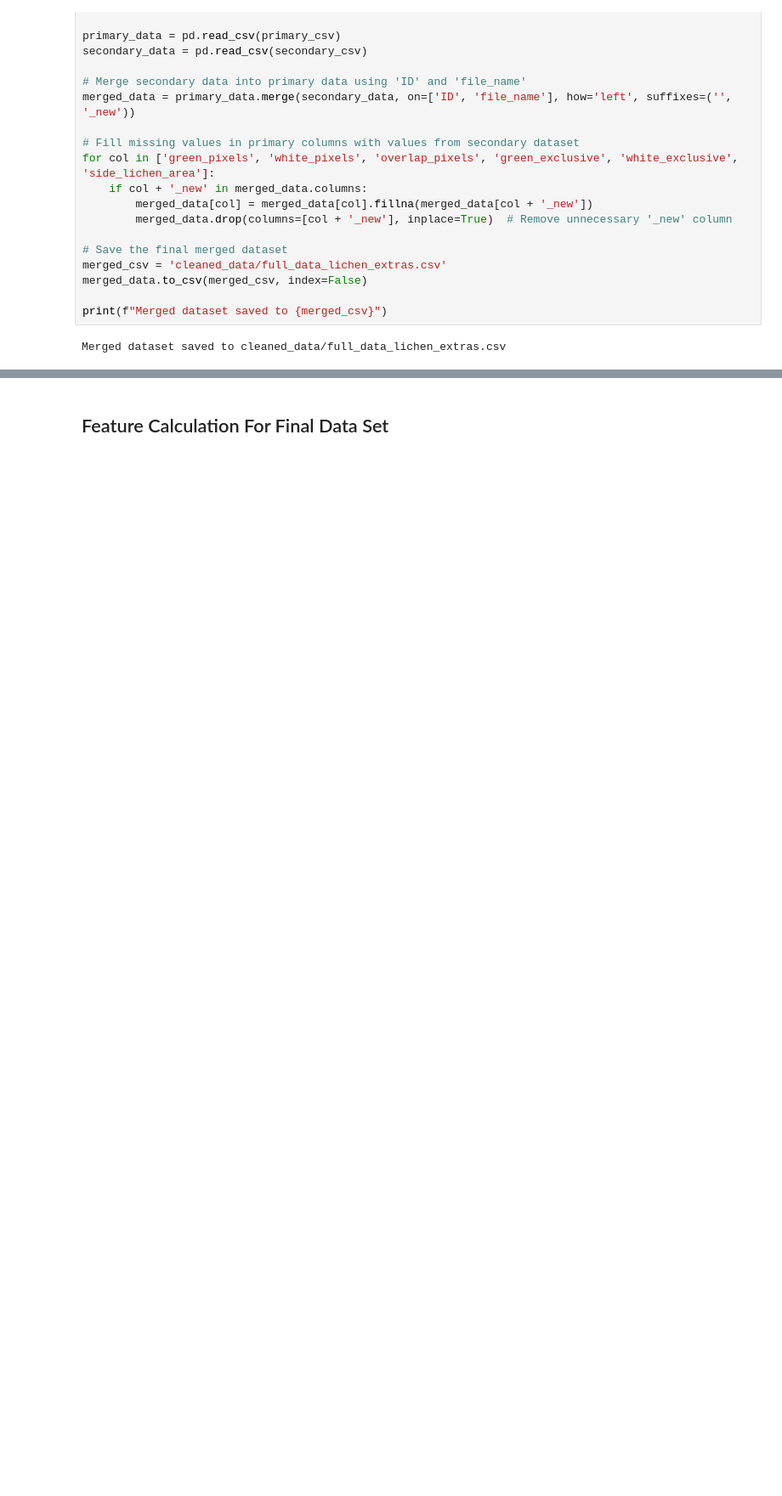
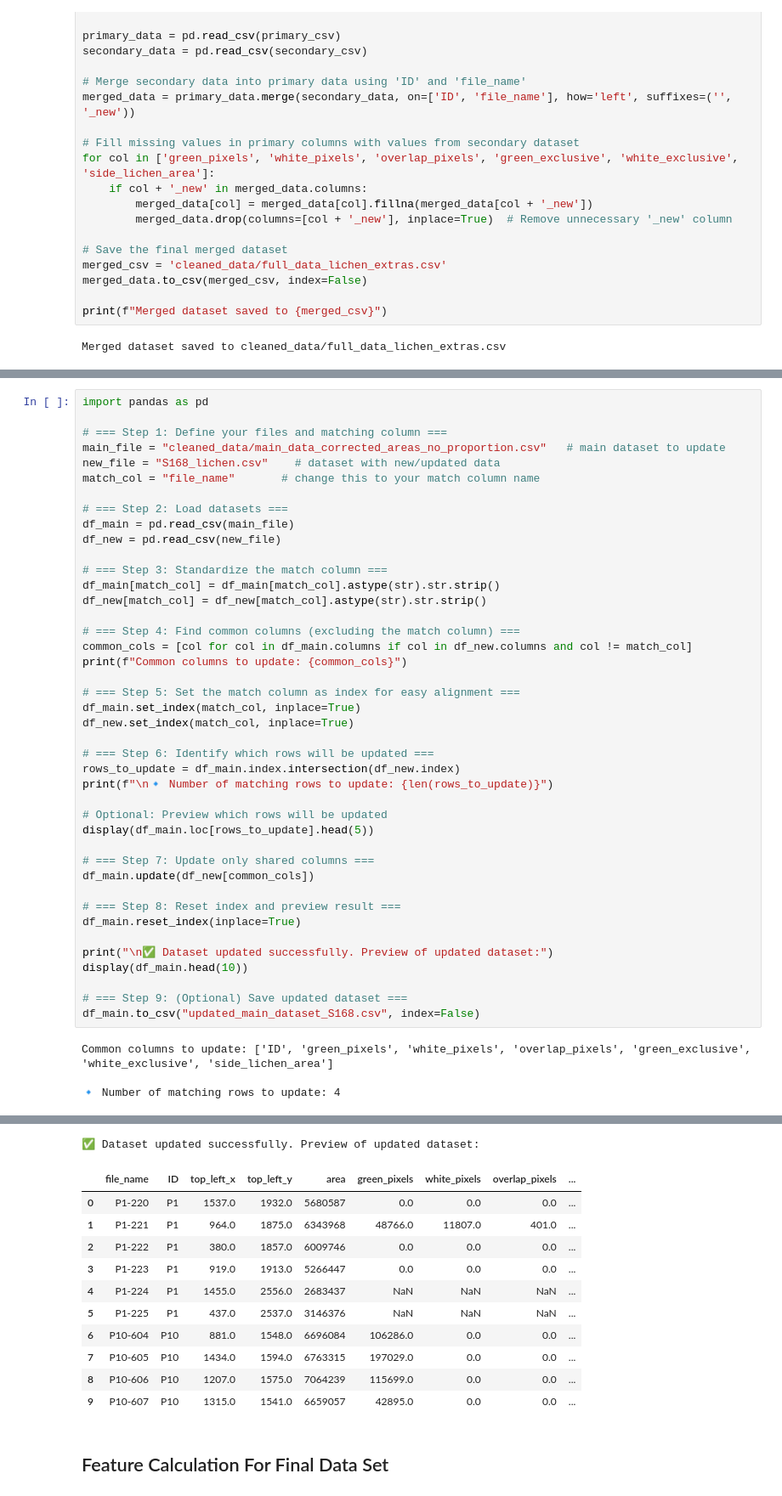
Before and after one commit to BurakJalohaukka/internship-project, a Jupyter notebook: segment-anything-batch.ipynb, the cells around one changed output, grey strips where cells are left out. Shown at 85% size. Cells and saved outputs as stored; diff of their text form; blank space fills up the shorter version.

```diff
--- a/segment-anything-batch.ipynb
+++ b/segment-anything-batch.ipynb
@@ -3236,0 +3600,46 @@ Merged dataset saved to cleaned_data/full_data_lichen_extras.csv
+# %%
+import pandas as pd
+
+# === Step 1: Define your files and matching column ===
+main_file = "cleaned_data/main_data_corrected_areas_no_proportion.csv"   # main dataset to update
+new_file = "S168_lichen.csv"    # dataset with new/updated data
+match_col = "file_name"       # change this to your match column name
+
+# === Step 2: Load datasets ===
+df_main = pd.read_csv(main_file)
+df_new = pd.read_csv(new_file)
+
+# === Step 3: Standardize the match column ===
+df_main[match_col] = df_main[match_col].astype(str).str.strip()
+df_new[match_col] = df_new[match_col].astype(str).str.strip()
+
+# === Step 4: Find common columns (excluding the match column) ===
+common_cols = [col for col in df_main.columns if col in df_new.columns and col != match_col]
+print(f"Common columns to update: {common_cols}")
+
+# === Step 5: Set the match column as index for easy alignment ===
+df_main.set_index(match_col, inplace=True)
+df_new.set_index(match_col, inplace=True)
+
+# === Step 6: Identify which rows will be updated ===
+rows_to_update = df_main.index.intersection(df_new.index)
+print(f"\n🔹 Number of matching rows to update: {len(rows_to_update)}")
+
+# Optional: Preview which rows will be updated
+display(df_main.loc[rows_to_update].head(5))
+
+# === Step 7: Update only shared columns ===
+df_main.update(df_new[common_cols])
+
+# === Step 8: Reset index and preview result ===
+df_main.reset_index(inplace=True)
+
+print("\n✅ Dataset updated successfully. Preview of updated dataset:")
+display(df_main.head(10))
+
+# === Step 9: (Optional) Save updated dataset ===
+df_main.to_csv("updated_main_dataset_S168.csv", index=False)
+# %% [output]
+Common columns to update: ['ID', 'green_pixels', 'white_pixels', 'overlap_pixels', 'green_exclusive', 'white_exclusive', 'side_lichen_area']
+
+🔹 Number of matching rows to update: 4
@@ -3237,3 +3652,15 @@ Merged dataset saved to cleaned_data/full_data_lichen_extras.csv
+✅ Dataset updated successfully. Preview of updated dataset:
+|  | file_name | ID | top_left_x | top_left_y | area | green_pixels | white_pixels | overlap_pixels | ... |
+| 0 | P1-220 | P1 | 1537.0 | 1932.0 | 5680587 | 0.0 | 0.0 | 0.0 | ... |
+| 1 | P1-221 | P1 | 964.0 | 1875.0 | 6343968 | 48766.0 | 11807.0 | 401.0 | ... |
+| 2 | P1-222 | P1 | 380.0 | 1857.0 | 6009746 | 0.0 | 0.0 | 0.0 | ... |
+| 3 | P1-223 | P1 | 919.0 | 1913.0 | 5266447 | 0.0 | 0.0 | 0.0 | ... |
+| 4 | P1-224 | P1 | 1455.0 | 2556.0 | 2683437 | NaN | NaN | NaN | ... |
+| 5 | P1-225 | P1 | 437.0 | 2537.0 | 3146376 | NaN | NaN | NaN | ... |
+| 6 | P10-604 | P10 | 881.0 | 1548.0 | 6696084 | 106286.0 | 0.0 | 0.0 | ... |
+| 7 | P10-605 | P10 | 1434.0 | 1594.0 | 6763315 | 197029.0 | 0.0 | 0.0 | ... |
+| 8 | P10-606 | P10 | 1207.0 | 1575.0 | 7064239 | 115699.0 | 0.0 | 0.0 | ... |
+| 9 | P10-607 | P10 | 1315.0 | 1541.0 | 6659057 | 42895.0 | 0.0 | 0.0 | ... |
 # %% [markdown]
 ## Feature Calculation For Final Data Set
 # %%
```
Also changed, not shown: parts of 35 cells of this notebook.
